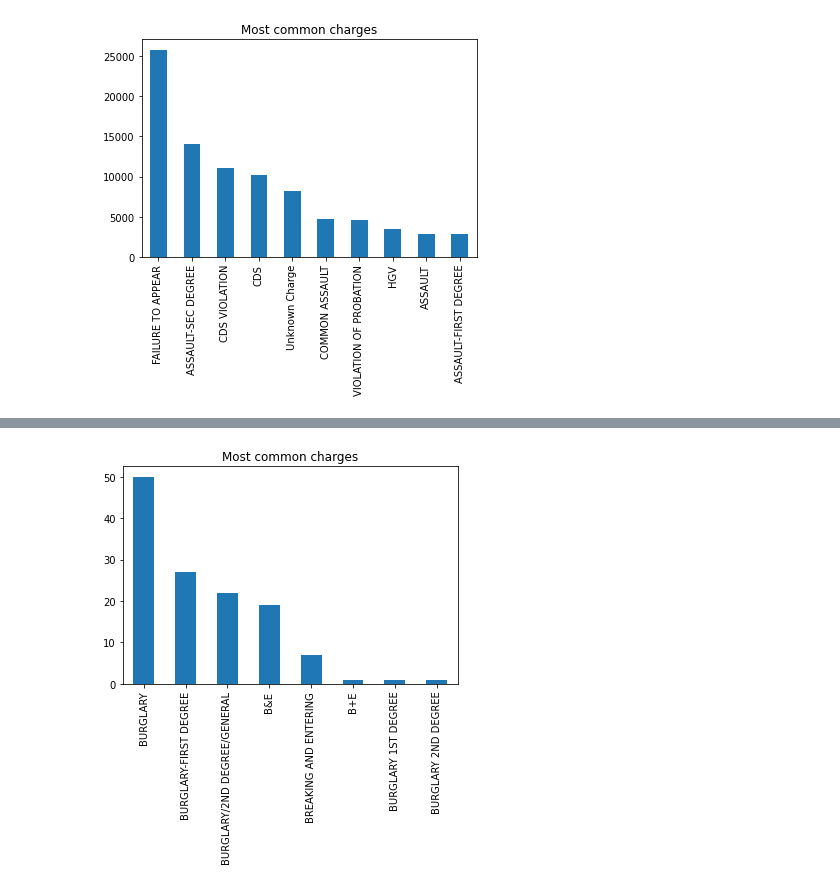
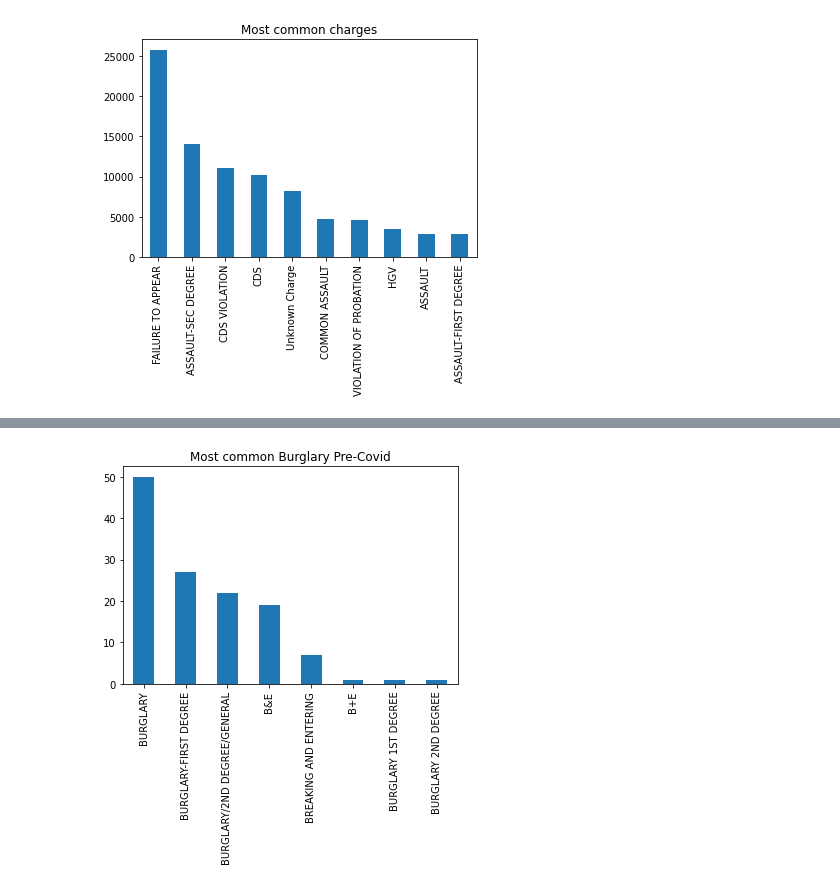
Before and after one commit to Baltimore-Data-Science-Corps-TU-Team/crime-data-analysis-notebooks, a Jupyter notebook: sk_balti_0000.ipynb, the cells around one changed output, grey strips where cells are left out. Saved outputs shown, nothing was run; the diff lists cells and outputs as text; code cells hidden in the pictures.

```diff
--- a/sk_balti_0000.ipynb
+++ b/sk_balti_0000.ipynb
@@ -93,14 +93,13 @@ datpre = pd.read_csv('../raw_data/BPD_Arrests/burglary_covid.csv', low_memory=Fa
 datpost = pd.read_csv('../raw_data/BPD_Arrests/burglary_prevcovid.csv', low_memory=False)
 # %%
 charge = datpre.ChargeDescription.value_counts()
-#charge = charge[ charge.gt(2500) ]
 labels = datpre.ChargeDescription.array
 
 
 fig = plt.figure(figsize=(6,4))
 charge.plot(kind='bar')
 
-plt.title("Most common charges")
+plt.title("Most common Burglary Pre-Covid")
 plt.show()
 # %% [output]
-[figure, old version]
+[figure, new version]
```
Also changed, not shown: parts of 3 cells of this notebook.
